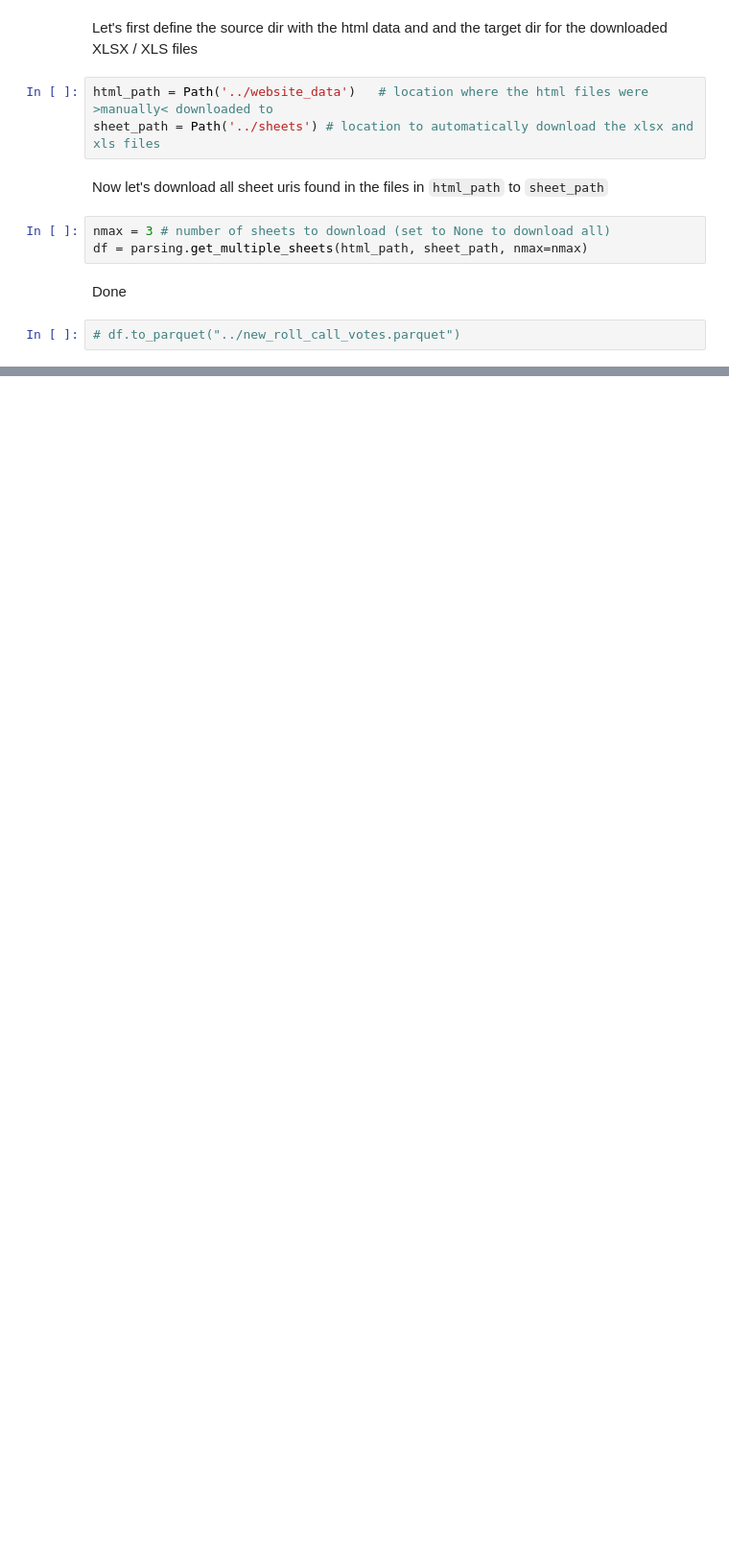
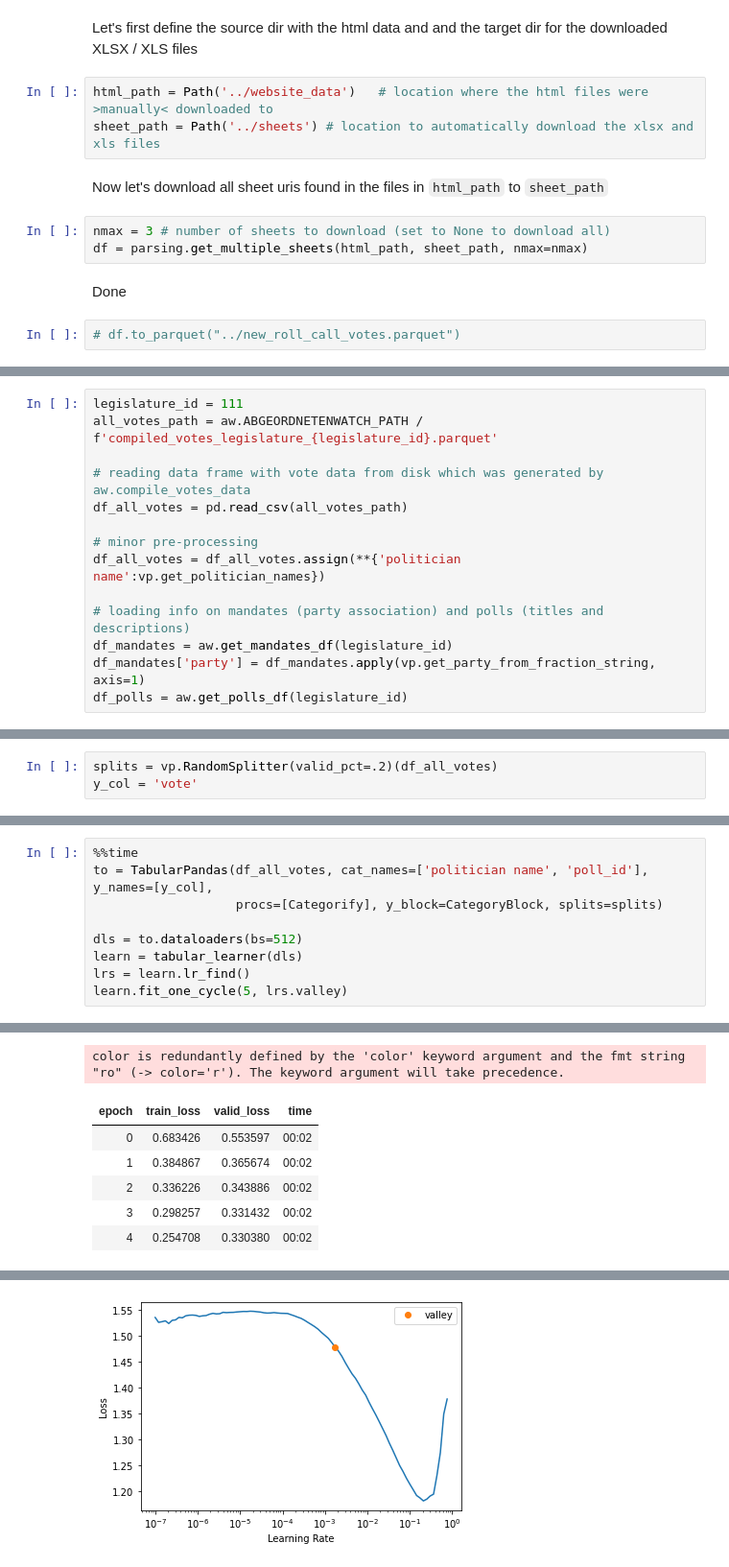
Before and after one commit to eschmidt42/bundestag, a Jupyter notebook: nbs/index.ipynb, the cells around one changed output, grey strips where cells are left out. Shown at 96% size. Cells and saved outputs as stored; diff of their text form; blank space fills up the shorter version.

Commit message:
added poll clustering and vote predictions using abgeordnetenwatch data

```diff
--- a/nbs/index.ipynb
+++ b/nbs/index.ipynb
@@ -90,0 +264,14 @@ Done
+# %%
+legislature_id = 111
+all_votes_path = aw.ABGEORDNETENWATCH_PATH / f'compiled_votes_legislature_{legislature_id}.parquet'
+
+# reading data frame with vote data from disk which was generated by aw.compile_votes_data
+df_all_votes = pd.read_csv(all_votes_path)
+
+# minor pre-processing
+df_all_votes = df_all_votes.assign(**{'politician name':vp.get_politician_names})
+
+# loading info on mandates (party association) and polls (titles and descriptions)
+df_mandates = aw.get_mandates_df(legislature_id)
+df_mandates['party'] = df_mandates.apply(vp.get_party_from_fraction_string, axis=1)
+df_polls = aw.get_polls_df(legislature_id)
@@ -90,0 +284,3 @@ Done
+# %%
+splits = vp.RandomSplitter(valid_pct=.2)(df_all_votes)
+y_col = 'vote'
@@ -90,0 +289,10 @@ Done
+# %%
+%%time
+to = TabularPandas(df_all_votes, cat_names=['politician name', 'poll_id'], y_names=[y_col],
+                   procs=[Categorify], y_block=CategoryBlock, splits=splits)
+
+dls = to.dataloaders(bs=512)
+learn = tabular_learner(dls)
+lrs = learn.lr_find()
+learn.fit_one_cycle(5, lrs.valley)
+# %% [output]
@@ -90,0 +300,7 @@ Done
+color is redundantly defined by the 'color' keyword argument and the fmt string "ro" (-> color='r'). The keyword argument will take precedence.
+| epoch | train_loss | valid_loss | time |
+| 0 | 0.683426 | 0.553597 | 00:02 |
+| 1 | 0.384867 | 0.365674 | 00:02 |
+| 2 | 0.336226 | 0.343886 | 00:02 |
+| 3 | 0.298257 | 0.331432 | 00:02 |
+| 4 | 0.254708 | 0.330380 | 00:02 |
@@ -90,0 +309 @@ Done
+[figure, added]
```
Also changed, not shown: parts of 63 cells of this notebook.
